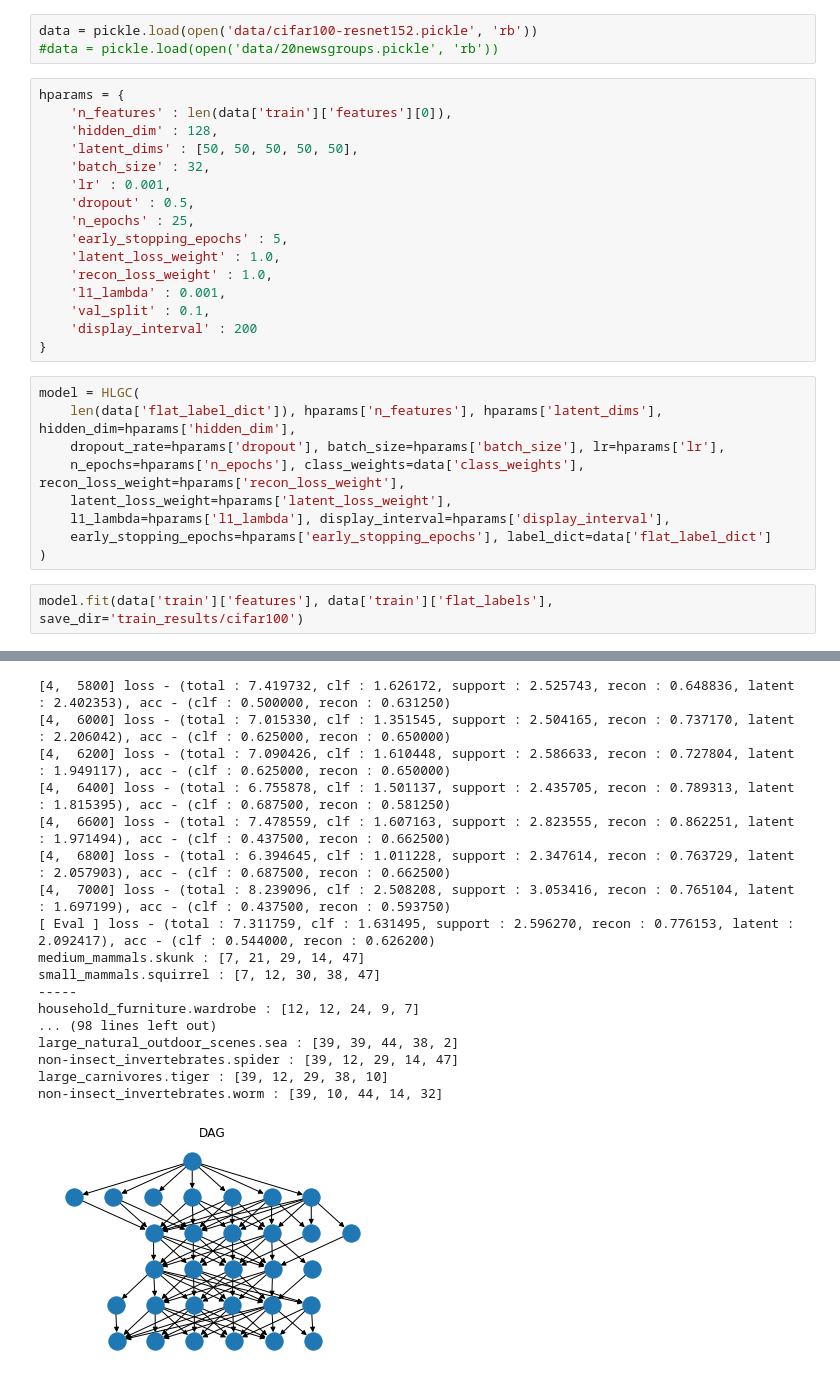
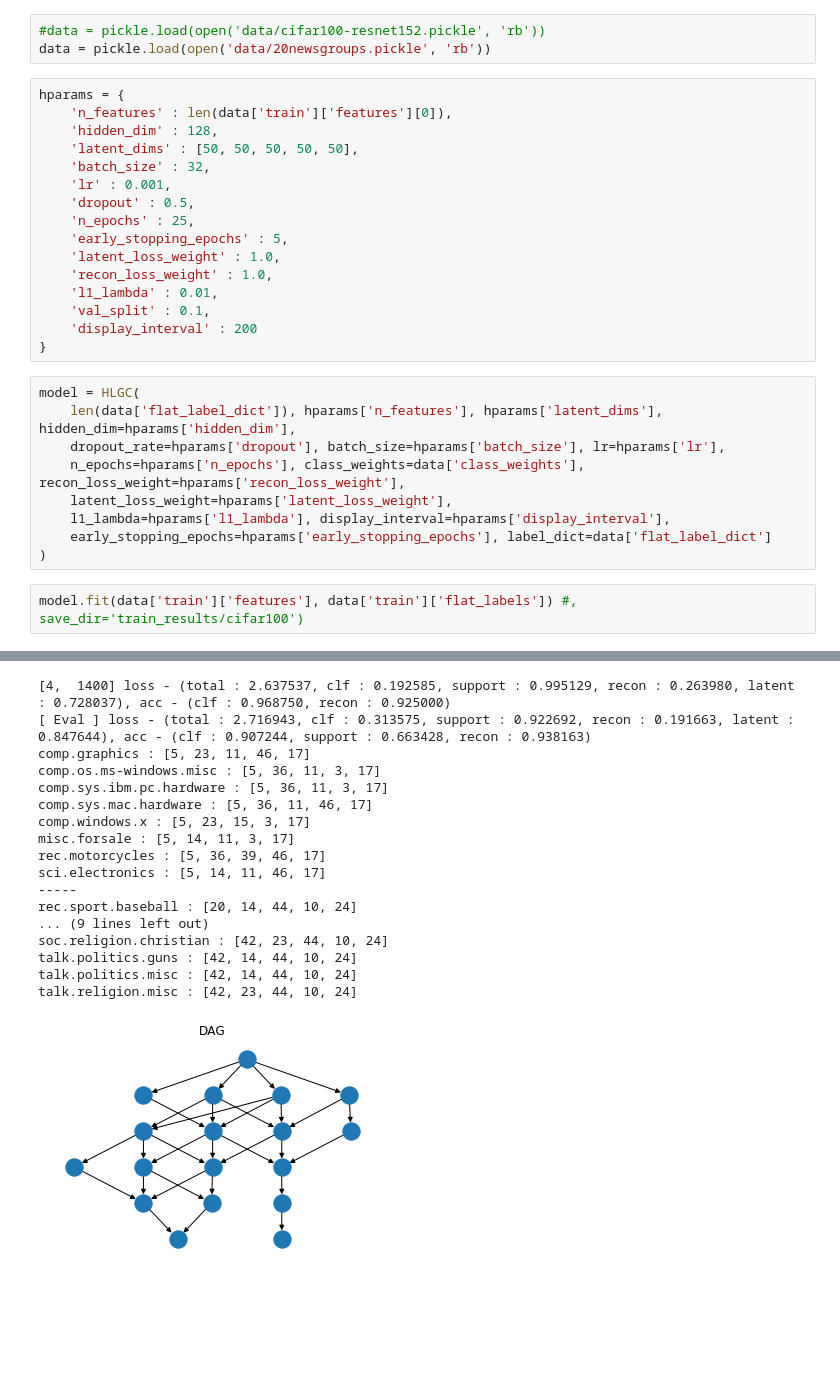
Before and after one commit to pgigioli/latent_hierarchy_discovery, a Jupyter notebook: train_HLGC.ipynb, the cells around one changed output, grey strips where cells are left out. Cells and saved outputs as stored; diff of their text form; blank space fills up the shorter version.

```diff
--- a/train_HLGC.ipynb
+++ b/train_HLGC.ipynb
@@ -11,8 +4,8 @@ import pickle
 from src.models import HLGC
 from src.data import Newsgroups
 # %%
-data = pickle.load(open('data/cifar100-resnet152.pickle', 'rb'))
-#data = pickle.load(open('data/20newsgroups.pickle', 'rb'))
+#data = pickle.load(open('data/cifar100-resnet152.pickle', 'rb'))
+data = pickle.load(open('data/20newsgroups.pickle', 'rb'))
 # %%
 hparams = {
     'n_features' : len(data['train']['features'][0]),
@@ -25,7 +18,7 @@ hparams = {
     'early_stopping_epochs' : 5,
     'latent_loss_weight' : 1.0,
     'recon_loss_weight' : 1.0,
-    'l1_lambda' : 0.001,
+    'l1_lambda' : 0.01,
     'val_split' : 0.1,
     'display_interval' : 200
 }
@@ -39,6 +32,6 @@ model = HLGC(
     early_stopping_epochs=hparams['early_stopping_epochs'], label_dict=data['flat_label_dict']
 )
 # %%
-model.fit(data['train']['features'], data['train']['flat_labels'], save_dir='train_results/cifar100')
+model.fit(data['train']['features'], data['train']['flat_labels']) #, save_dir='train_results/cifar100')
 # %% [output]
 No validation data provided, using 10.0% of train data
@@ -116,18 +109,18 @@ non-insect_invertebrates.worm : [39, 1, 44, 8, 47]
-[4,  5800] loss - (total : 7.419732, clf : 1.626172, support : 2.525743, recon : 0.648836, latent : 2.402353), acc - (clf : 0.500000, recon : 0.631250)
-[4,  6000] loss - (total : 7.015330, clf : 1.351545, support : 2.504165, recon : 0.737170, latent : 2.206042), acc - (clf : 0.625000, recon : 0.650000)
-[4,  6200] loss - (total : 7.090426, clf : 1.610448, support : 2.586633, recon : 0.727804, latent : 1.949117), acc - (clf : 0.625000, recon : 0.650000)
-[4,  6400] loss - (total : 6.755878, clf : 1.501137, support : 2.435705, recon : 0.789313, latent : 1.815395), acc - (clf : 0.687500, recon : 0.581250)
-[4,  6600] loss - (total : 7.478559, clf : 1.607163, support : 2.823555, recon : 0.862251, latent : 1.971494), acc - (clf : 0.437500, recon : 0.662500)
-[4,  6800] loss - (total : 6.394645, clf : 1.011228, support : 2.347614, recon : 0.763729, latent : 2.057903), acc - (clf : 0.687500, recon : 0.662500)
-[4,  7000] loss - (total : 8.239096, clf : 2.508208, support : 3.053416, recon : 0.765104, latent : 1.697199), acc - (clf : 0.437500, recon : 0.593750)
-[ Eval ] loss - (total : 7.311759, clf : 1.631495, support : 2.596270, recon : 0.776153, latent : 2.092417), acc - (clf : 0.544000, recon : 0.626200)
-medium_mammals.skunk : [7, 21, 29, 14, 47]
-small_mammals.squirrel : [7, 12, 30, 38, 47]
+[4,  1400] loss - (total : 2.637537, clf : 0.192585, support : 0.995129, recon : 0.263980, latent : 0.728037), acc - (clf : 0.968750, recon : 0.925000)
+[ Eval ] loss - (total : 2.716943, clf : 0.313575, support : 0.922692, recon : 0.191663, latent : 0.847644), acc - (clf : 0.907244, support : 0.663428, recon : 0.938163)
+comp.graphics : [5, 23, 11, 46, 17]
+comp.os.ms-windows.misc : [5, 36, 11, 3, 17]
+comp.sys.ibm.pc.hardware : [5, 36, 11, 3, 17]
+comp.sys.mac.hardware : [5, 36, 11, 46, 17]
+comp.windows.x : [5, 23, 15, 3, 17]
+misc.forsale : [5, 14, 11, 3, 17]
+rec.motorcycles : [5, 36, 39, 46, 17]
+sci.electronics : [5, 14, 11, 46, 17]
 -----
-household_furniture.wardrobe : [12, 12, 24, 9, 7]
-... (98 lines left out)
-large_natural_outdoor_scenes.sea : [39, 39, 44, 38, 2]
-non-insect_invertebrates.spider : [39, 12, 29, 14, 47]
-large_carnivores.tiger : [39, 12, 29, 38, 10]
-non-insect_invertebrates.worm : [39, 10, 44, 14, 32]
+rec.sport.baseball : [20, 14, 44, 10, 24]
+... (9 lines left out)
+soc.religion.christian : [42, 23, 44, 10, 24]
+talk.politics.guns : [42, 14, 44, 10, 24]
+talk.politics.misc : [42, 14, 44, 10, 24]
+talk.religion.misc : [42, 23, 44, 10, 24]
-[figure, old version]
+[figure, new version]
```
Also changed, not shown: parts of 2 cells of this notebook, 4 other files.
